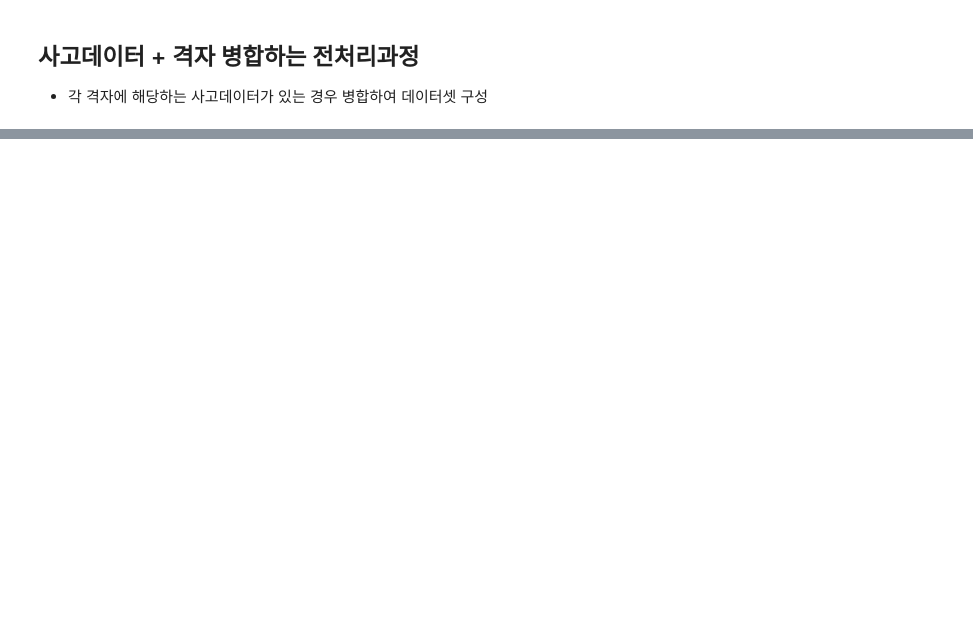
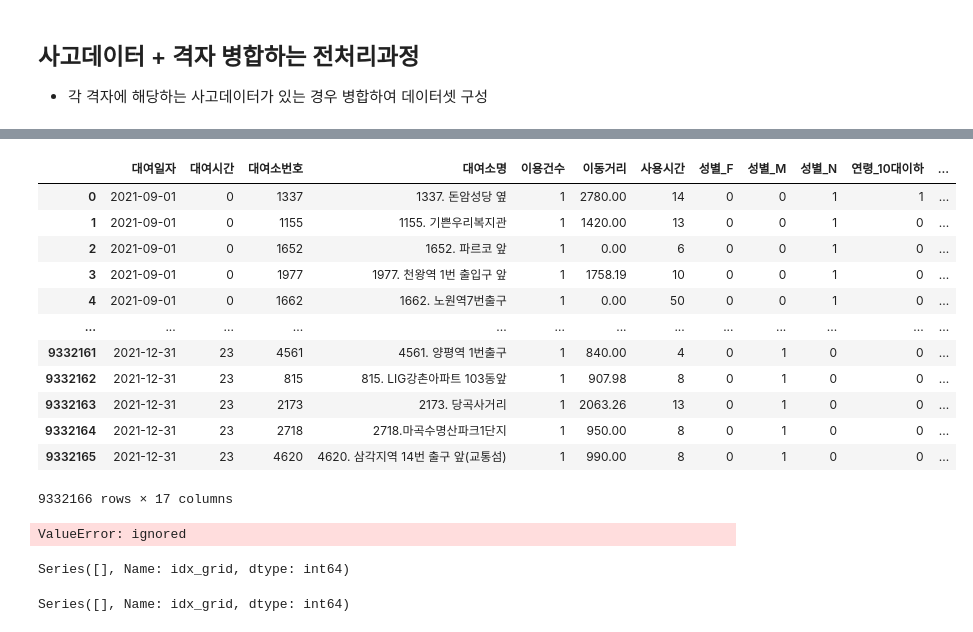
Before and after one commit to ddangchani/IOT_hackathon, a Jupyter notebook: Preprocessing/preprocessing_grid.ipynb, the cells around one changed output, grey strips where cells are left out. Drawn from its saved outputs; the diff is of its cells as text; code cells hidden in the pictures; blank space fills up the shorter version.

```diff
--- a/Preprocessing/preprocessing_grid.ipynb
+++ b/Preprocessing/preprocessing_grid.ipynb
@@ -61,0 +101,4 @@ grid_new.to_pickle('data/accident_in_grid.pkl') # 파일 용량문제로 pickle
+# %%
+df_env = pd.read_csv('Preprocessing/전처리완료/SDOT_Env_pros.csv') # S-DoT 환경
+df_pop = pd.read_csv('Preprocessing/전처리완료/SDOT_population.csv') # S-DoT 유동인구
+df_bicycle = pd.read_csv('Preprocessing/전처리완료/따릉이이용정보.csv') # 따릉이
@@ -61,0 +192,29 @@ grid_new.to_pickle('data/accident_in_grid.pkl') # 파일 용량문제로 pickle
+# %%
+df_bicycle
+# %% [output]
+|  | 대여일자 | 대여시간 | 대여소번호 | 대여소명 | 이용건수 | 이동거리 | 사용시간 | 성별_F | 성별_M | 성별_N | 연령_10대이하 | ... |
+| 0 | 2021-09-01 | 0 | 1337 | 1337. 돈암성당 옆 | 1 | 2780.00 | 14 | 0 | 0 | 1 | 1 | ... |
+| 1 | 2021-09-01 | 0 | 1155 | 1155. 기쁜우리복지관 | 1 | 1420.00 | 13 | 0 | 0 | 1 | 0 | ... |
+| 2 | 2021-09-01 | 0 | 1652 | 1652. 파르코 앞 | 1 | 0.00 | 6 | 0 | 0 | 1 | 0 | ... |
+| 3 | 2021-09-01 | 0 | 1977 | 1977. 천왕역 1번 출입구 앞 | 1 | 1758.19 | 10 | 0 | 0 | 1 | 0 | ... |
+| 4 | 2021-09-01 | 0 | 1662 | 1662. 노원역7번출구 | 1 | 0.00 | 50 | 0 | 0 | 1 | 0 | ... |
+| ... | ... | ... | ... | ... | ... | ... | ... | ... | ... | ... | ... | ... |
+| 9332161 | 2021-12-31 | 23 | 4561 | 4561. 양평역 1번출구 | 1 | 840.00 | 4 | 0 | 1 | 0 | 0 | ... |
+| 9332162 | 2021-12-31 | 23 | 815 | 815. LIG강촌아파트 103동앞 | 1 | 907.98 | 8 | 0 | 1 | 0 | 0 | ... |
+| 9332163 | 2021-12-31 | 23 | 2173 | 2173. 당곡사거리 | 1 | 2063.26 | 13 | 0 | 1 | 0 | 0 | ... |
+| 9332164 | 2021-12-31 | 23 | 2718 | 2718.마곡수명산파크1단지 | 1 | 950.00 | 8 | 0 | 1 | 0 | 0 | ... |
+| 9332165 | 2021-12-31 | 23 | 4620 | 4620. 삼각지역 14번 출구 앞(교통섬) | 1 | 990.00 | 8 | 0 | 1 | 0 | 0 | ... |
+9332166 rows × 17 columns
+# %%
+df_final.loc[df_final.index == grid_i,:]
+# %% [output]
+ValueError: ignored
+# %%
+grid_i = bicycle_loc.loc[bicycle_loc.STATN_ID == str(df_bicycle['대여소번호'][10]),"idx_grid"]
+grid_i
+# %% [output]
+Series([], Name: idx_grid, dtype: int64)
+# %%
+bicycle_loc.loc[bicycle_loc['STATN_ID'] == df_bicycle['대여소번호'][10],"idx_grid"]
+# %% [output]
+Series([], Name: idx_grid, dtype: int64)
```
Also changed, not shown: parts of 69 cells of this notebook, 27 other files.
